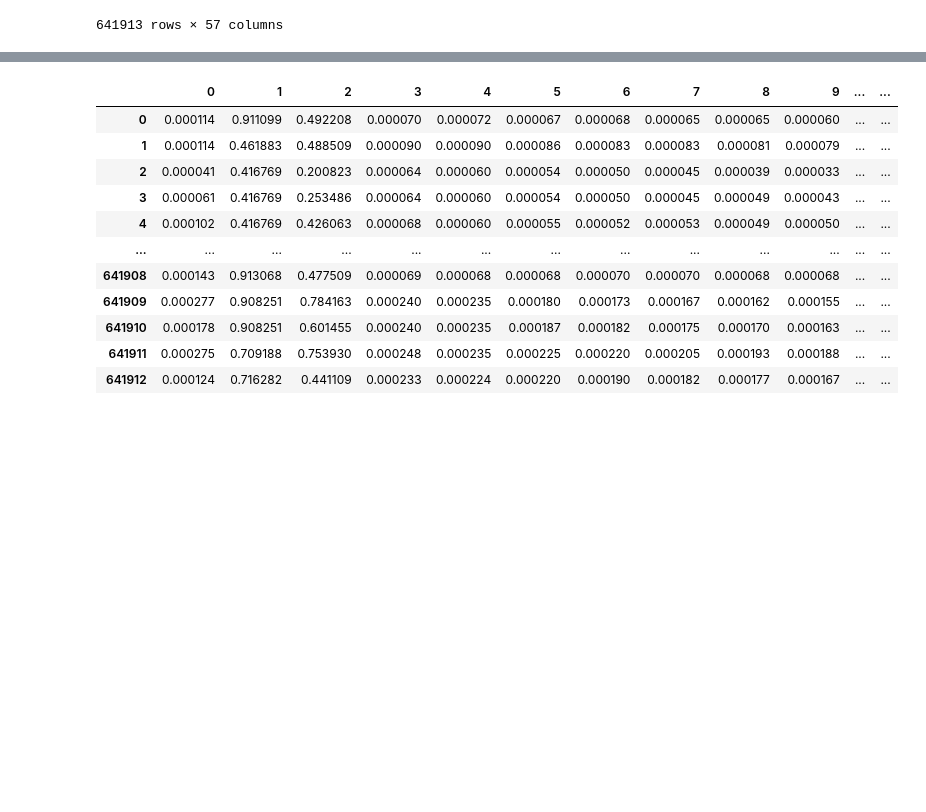
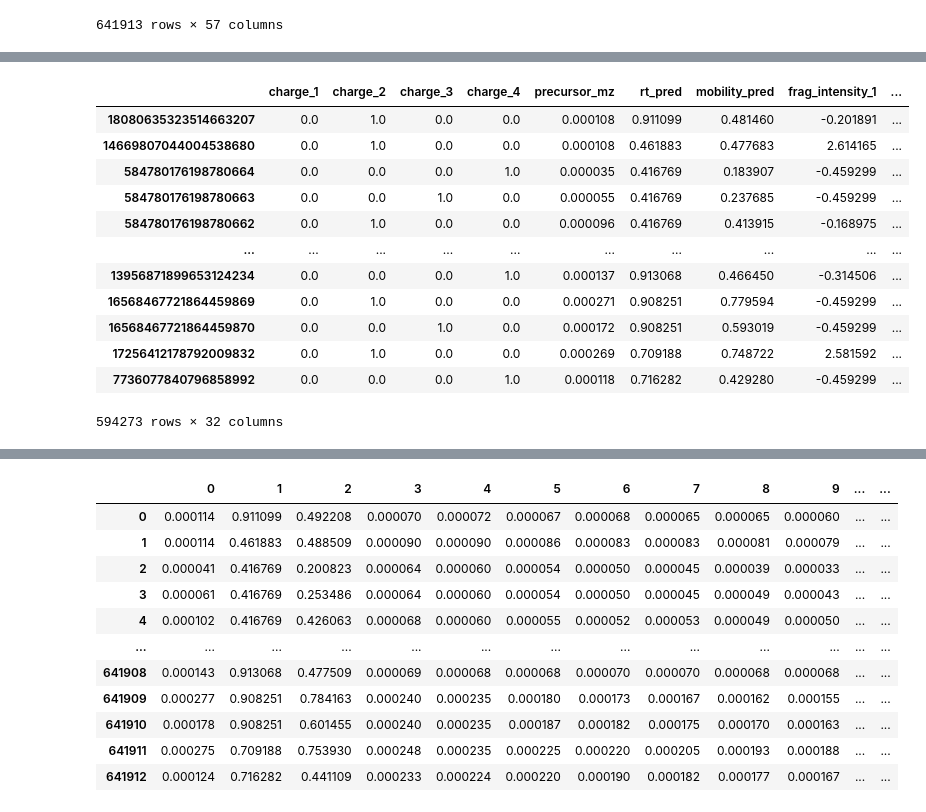
Before and after one commit to RapidSpectraX-Final-Year-Project/1.0, a Jupyter notebook: siamese.ipynb, the cells around one changed output, grey strips where cells are left out. Saved outputs shown, nothing was run; the diff lists cells and outputs as text; code cells hidden in the pictures; blank space fills up the shorter version.

```diff
--- a/siamese.ipynb
+++ b/siamese.ipynb
@@ -39,0 +111,30 @@ processed_features
+# %%
+# 1. Get one-hot encoded column names for charge
+charge_ohe = preprocessor.named_transformers_['charge'].named_steps['onehot']
+charge_feature_names = charge_ohe.get_feature_names_out(charge_col)
+
+# 2. Manually combine all column names in the correct order
+final_feature_names = np.concatenate([
+    charge_feature_names,          # One-hot encoded charge
+    core_numerical_cols,           # Scaled core features
+    # frag_mz_cols,                  # Scaled fragment m/z
+    frag_intensity_cols            # Log-scaled & normalized intensities
+])
+
+# 3. Create DataFrame
+X_df = pd.DataFrame(X_processed, columns=final_feature_names, index=feature_vectors.index)
+X_df
+# %% [output]
+|  | charge_1 | charge_2 | charge_3 | charge_4 | precursor_mz | rt_pred | mobility_pred | frag_intensity_1 | ... |
+| 18080635323514663207 | 0.0 | 1.0 | 0.0 | 0.0 | 0.000108 | 0.911099 | 0.481460 | -0.201891 | ... |
+| 14669807044004538680 | 0.0 | 1.0 | 0.0 | 0.0 | 0.000108 | 0.461883 | 0.477683 | 2.614165 | ... |
+| 584780176198780664 | 0.0 | 0.0 | 0.0 | 1.0 | 0.000035 | 0.416769 | 0.183907 | -0.459299 | ... |
+| 584780176198780663 | 0.0 | 0.0 | 1.0 | 0.0 | 0.000055 | 0.416769 | 0.237685 | -0.459299 | ... |
+| 584780176198780662 | 0.0 | 1.0 | 0.0 | 0.0 | 0.000096 | 0.416769 | 0.413915 | -0.168975 | ... |
+| ... | ... | ... | ... | ... | ... | ... | ... | ... | ... |
+| 13956871899653124234 | 0.0 | 0.0 | 0.0 | 1.0 | 0.000137 | 0.913068 | 0.466450 | -0.314506 | ... |
+| 16568467721864459869 | 0.0 | 1.0 | 0.0 | 0.0 | 0.000271 | 0.908251 | 0.779594 | -0.459299 | ... |
+| 16568467721864459870 | 0.0 | 0.0 | 1.0 | 0.0 | 0.000172 | 0.908251 | 0.593019 | -0.459299 | ... |
+| 17256412178792009832 | 0.0 | 1.0 | 0.0 | 0.0 | 0.000269 | 0.709188 | 0.748722 | 2.581592 | ... |
+| 7736077840796858992 | 0.0 | 0.0 | 0.0 | 1.0 | 0.000118 | 0.716282 | 0.429280 | -0.459299 | ... |
+594273 rows × 32 columns
```
Also changed, not shown: parts of 23 cells of this notebook.
